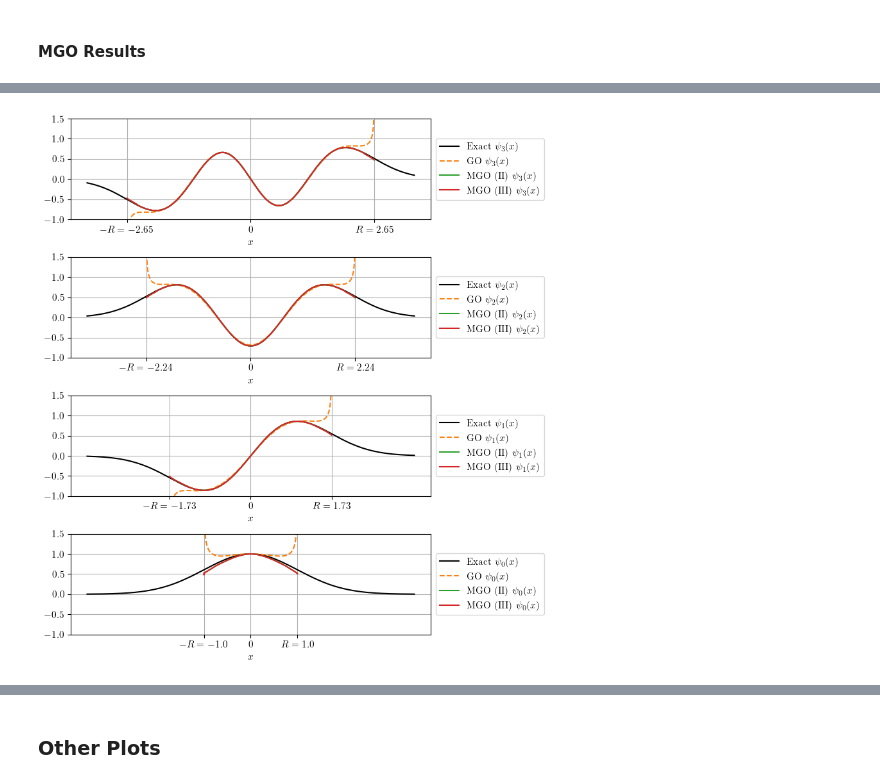
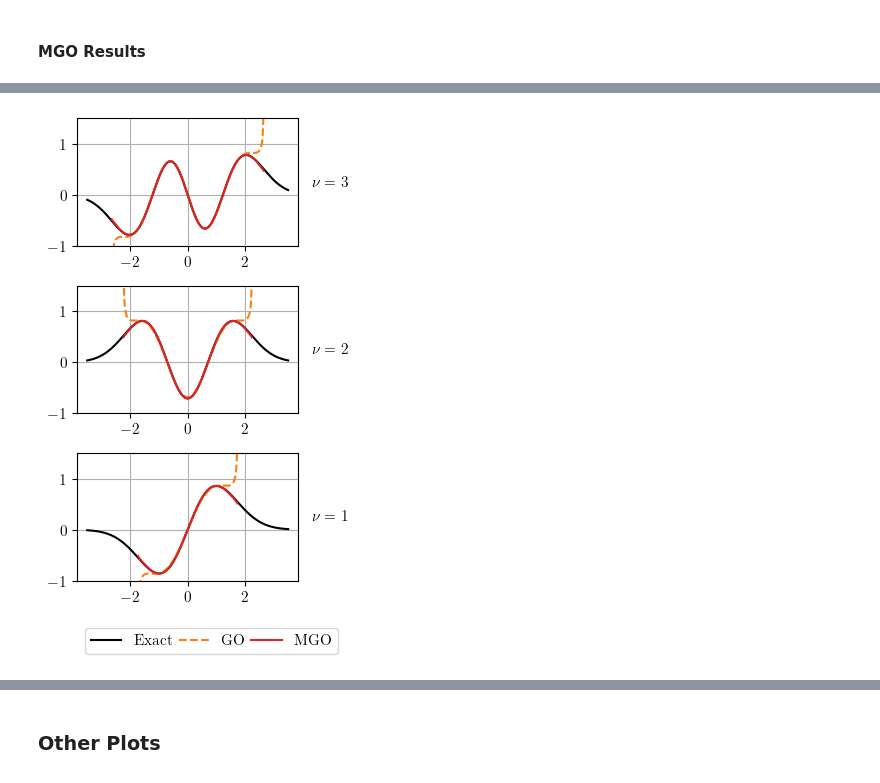
Before and after one commit to runehoejlund/plasma-ray-tracer, a Jupyter notebook: mgo_ex_weber.ipynb, the cells around one changed output, grey strips where cells are left out. Drawn from its saved outputs; the diff is of its cells as text; code cells hidden in the pictures.

Commit message:
updated Weber example and small changes to Airy.

```diff
--- a/mgo_ex_weber.ipynb
+++ b/mgo_ex_weber.ipynb
@@ -130,7 +130,9 @@ for i, nu in enumerate(nus[::-1]):
 
     analytic_cont={'phase': {'fit_func': aaa, 'kwargs': {'mmax': 20}},
                    'amplitude': {'fit_func': aaa, 'kwargs': {'mmax': 20}}}
-    branch_masks, ray_field, mgo_info, results, Nt, Upsilon = get_mgo_field(t, zs, analytic_cont, i_start, i_end, i_save=[])
+    i_save = np.arange(0, nt, int(nt/8))[np.array([0, 1, 2, 3, 4])]
+    branch_masks, ray_field, mgo_info, results, Nt, Upsilon = get_mgo_field(t, zs, analytic_cont, i_start, i_end, i_save=i_save, max_gauss_quad_order=5)
+    sorted_results=sorted(results, key=lambda d: d['t1'])
     field = mgo.superpose_ray_fields(phi0=phi1, x0=x1, xs=xs, branch_masks=branch_masks, ray_field=ray_field, i_start=i_start, i_end=i_end)
     fields_aaa[nu] = field
 # %% [output]
@@ -137,0 +142,13 @@ high order: it =  330
+# %%
+from matplotlib.gridspec import GridSpec
+import matplotlib.ticker as mticker
+
+rcParams.update(mpl.rcParamsDefault)
+rcParams.update({
+    "text.usetex": True,
+    "font.family": "serif",
+    "font.sans-serif": ["Computer Modern Roman"],
+    "font.size": 11})
+rcParams['axes.titlepad'] = 11
+
+cm = 1/2.54 # 1 cm = 1/2.54 inch
@@ -138,22 +197,65 @@ high order: it =  330
 # %%
 x = np.linspace(-3.5, 3.5, 1000)
-fig, ax = plt.subplots(len(nus[:-1]), 1, figsize=(8,2.2*len(nus[:-1])))
-for i, nu in enumerate(nus[:-1][::-1]):
+
+nus_plot = nus[1:-1]
+
+nrows = 1+len(nus_plot)*3
+n_cols = 12
+fig = plt.figure(figsize=(8.4*cm, 14*cm))
+gs = GridSpec(nrows, n_cols, figure=fig)
+
+def is_end(i):
+    return i == len(nus_plot) - 1
+
+def row_range(i):
+        return slice(3*i,3*(i+1))
+
+col_ranges = [slice(0, 10), slice(10, 12)]
+col_titles = [r'$\psi(x)$', r'$\nu$']
+
+# for col_range, title in zip(col_ranges, col_titles):
+    # ax = fig.add_subplot(gs[0, col_range])
+    # ax.text(0.5, 0.5, title, va="center", ha="center")
+    # plt.axis('off')
+
+for i, nu in enumerate(nus[1:-1][::-1]):
     xi = np.linspace(-R(nu), R(nu), 10000)
-    ax[i].plot(x, psi(x, nu), 'k-', label='Exact $\psi_' + str(nu) + '(x)$')
-    ax[i].plot(xi, np.real(fields_go[nu](xi)), '--', color='tab:orange', label='GO $\psi_' + str(nu) + '(x)$')
-    # ax[i].plot(xi, np.real(fields_rational[nu](xi)), '-', color='tab:blue', label='MGO (I) $\psi_' + str(nu) + '(x)$')
-    ax[i].plot(xi, np.real(fields_ex[nu](xi)), '-', color='tab:green', label='MGO (II) $\psi_' + str(nu) + '(x)$')
-    ax[i].plot(xi, np.real(fields_aaa[nu](xi)), '-', color='tab:red', label='MGO (III) $\psi_' + str(nu) + '(x)$')
-    ax[i].grid()
-    ax[i].set_ylim(-1, 1.5)
-    ax[i].set_xticks([-R(nu), 0, R(nu)], labels=[r'$-R = ' + str(round(-R(nu), 2)) + '$', r'$0$', r'$R = '+ str(round(R(nu), 2)) + '$'])
-    ax[i].legend(bbox_to_anchor=(1,0.5), loc="center left")
-    ax[i].set_xlabel('$x$')
+    ax = fig.add_subplot(gs[row_range(i), col_ranges[0]])
+    ax.plot(x, psi(x, nu), 'k-', label='Exact')
+    ax.plot(xi, np.real(fields_go[nu](xi)), '--', color='tab:orange', label='GO')
+    # ax.plot(xi, np.real(fields_rational[nu](xi)), '-', color='tab:blue', label='MGO (I) $\psi_' + str(nu) + '(x)$')
+    # ax.plot(xi, np.real(fields_ex[nu](xi)), '-', color='tab:green', label='MGO (II) $\psi_' + str(nu) + '(x)$')
+    ax.plot(xi, np.real(fields_aaa[nu](xi)), '-', color='tab:red', label='MGO')
+    ax.grid()
+    ax.set_ylim(-1, 1.5)
+    # ax.legend()
+    # ax.legend(bbox_to_anchor=(1,0.5), loc="center left")
+
+    # if i == len(ax) - 1:
+    #     ax.set_xlabel('$x$')
+    #     # ax.set_xticks([-R(nu), 0, R(nu)], labels=[r'$-R = ' + str(round(-R(nu), 2)) + '$', r'$0$', r'$R = '+ str(round(R(nu), 2)) + '$'])
+    #     # ax.set_xticks(np.hstack((-R(nus)[:-1], R(nus)[:-1])))
+    #     ax.set_xticks(np.arange(-3, 4))
+    # else:
+    #     ax.sharex(ax[-1])
+    #     ax.tick_params('x', labelbottom=False)
+
     # ax[i].set_title(r'$\nu = ' + str(nu) + '$')
+
+    ax = fig.add_subplot(gs[row_range(i), col_ranges[1]])
+    ax.text(0.5, 0.5, r'$\nu = ' + str(int(nu)) + '$', va="center", ha="center")
+    plt.axis('off')
+
+ax = fig.add_subplot(gs[-1:, :])
+ax.plot(1, 'k-', label='Exact')
+ax.plot(1, '--', color='tab:orange', label='GO')
+ax.plot(1, '-', color='tab:red', label='MGO')
+plt.axis('off')
+ax.legend(mode='expand', ncols=3)
+
 fig.tight_layout()
-# plt.savefig('./plots/weber_mgo.pdf')
-# plt.savefig('./plots/weber_mgo.png', dpi=300)
+plt.savefig('./plots/weber_mgo_excited_modes.pdf')
+plt.savefig('./plots/weber_mgo_excited_modes.png', dpi=300)
 plt.show()
 # %% [output]
-[figure, old version]
+[figure, new version]
```
Also changed, not shown: parts of 15 cells of this notebook, 2 other files.
